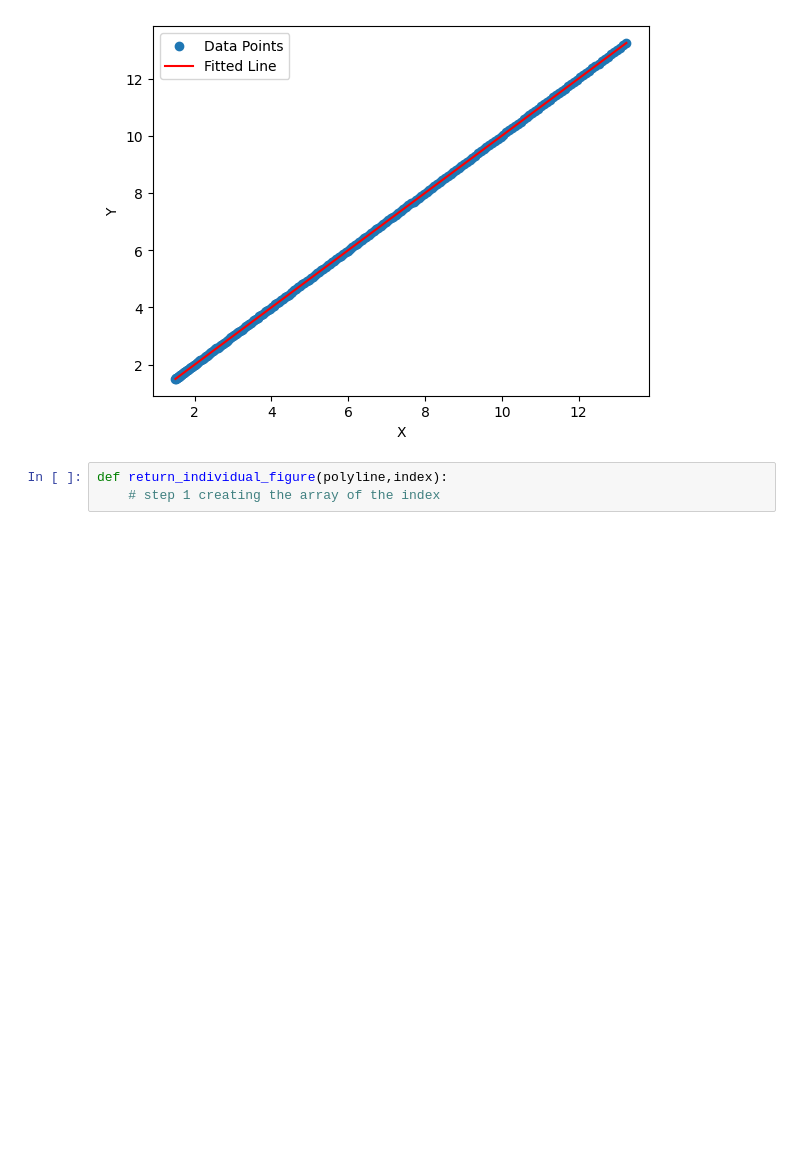
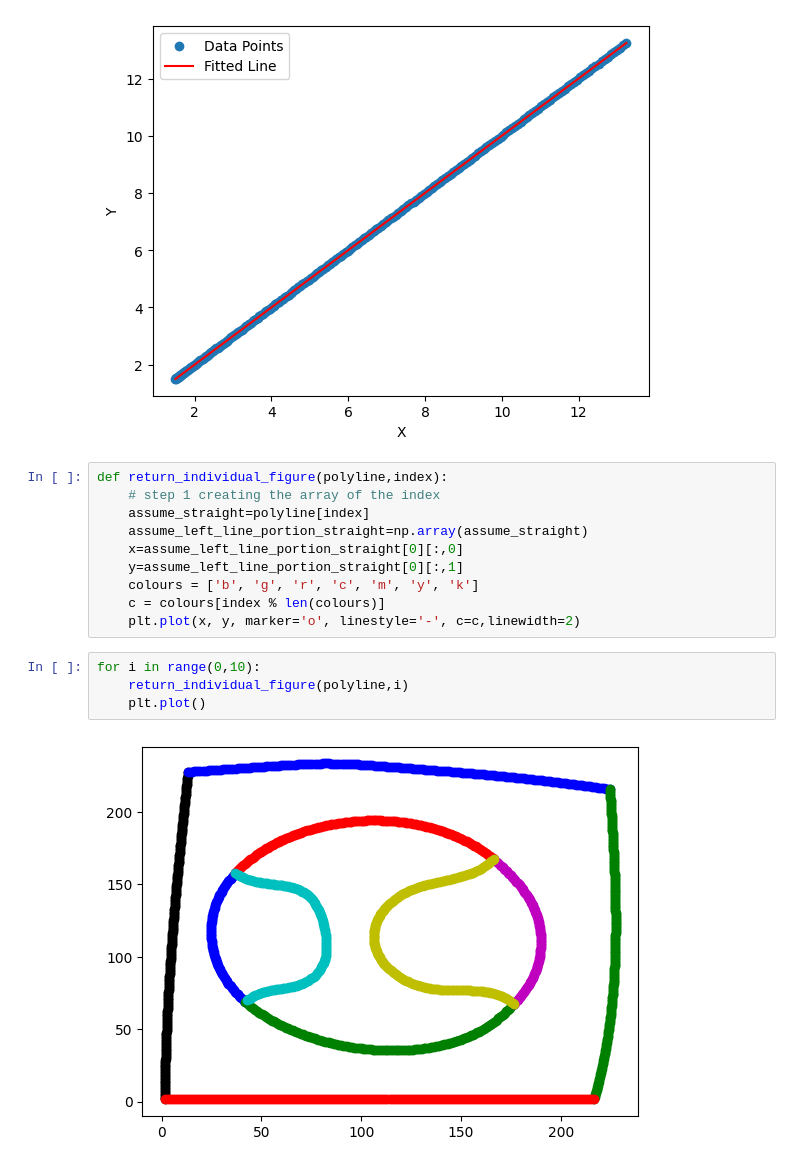
Before and after one commit to theraghavjuneja/curvetopia, a Jupyter notebook: examplestest/part2.ipynb, the cells around one changed output. Saved outputs shown, nothing was run; the diff lists cells and outputs as text; blank space fills up the shorter version.

```diff
--- a/examplestest/part2.ipynb
+++ b/examplestest/part2.ipynb
@@ -295,6 +297,19 @@ plt.legend()
 plt.show()
 # %% [output]
 [figure]
-# %%
-def return_individual_figure(polyline,index):
-    # step 1 creating the array of the index
+# %%
+def return_individual_figure(polyline,index):
+    # step 1 creating the array of the index
+    assume_straight=polyline[index]
+    assume_left_line_portion_straight=np.array(assume_straight)
+    x=assume_left_line_portion_straight[0][:,0]
+    y=assume_left_line_portion_straight[0][:,1]
+    colours = ['b', 'g', 'r', 'c', 'm', 'y', 'k']
+    c = colours[index % len(colours)]
+    plt.plot(x, y, marker='o', linestyle='-', c=c,linewidth=2)
+# %%
+for i in range(0,10):
+    return_individual_figure(polyline,i)
+    plt.plot()
+# %% [output]
+[figure, added]
```
Also changed, not shown: parts of 16 cells of this notebook.
